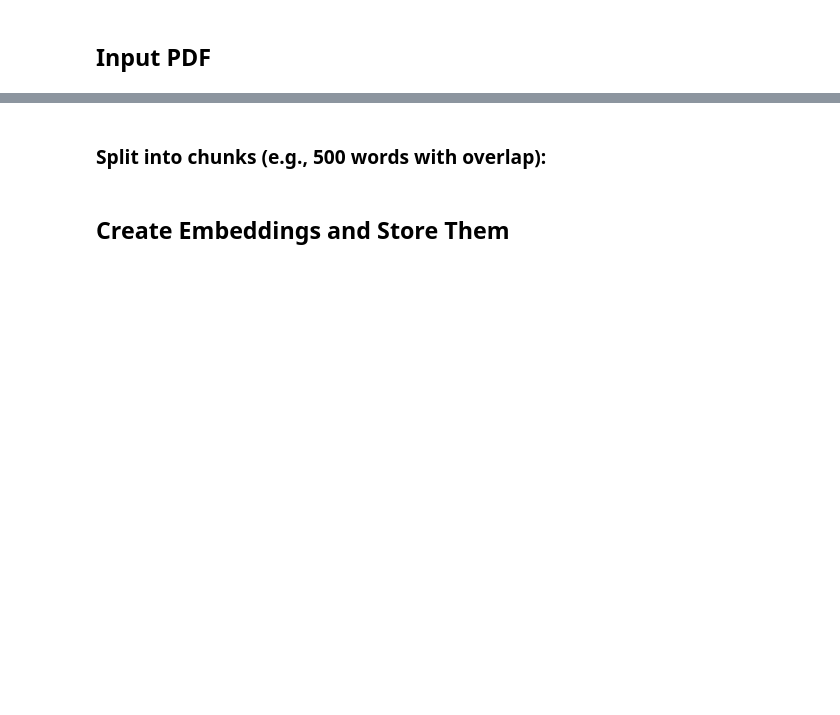
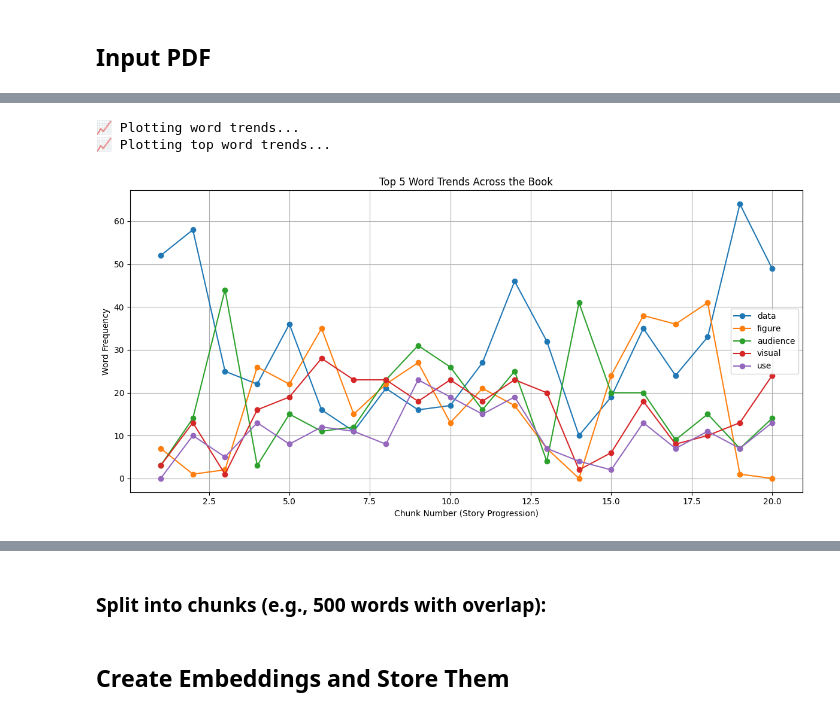
Before and after one commit to Consuk/Edutor, a Jupyter notebook: Edutor.ipynb, the cells around one changed output, grey strips where cells are left out. Saved outputs shown, nothing was run; the diff lists cells and outputs as text; code cells hidden in the pictures; blank space fills up the shorter version.

```diff
--- a/Edutor.ipynb
+++ b/Edutor.ipynb
@@ -30,9 +15,11 @@ model = genai.GenerativeModel(model_name="models/gemini-1.5-pro-latest")
 # %% [markdown]
 ## Input PDF
-# %%
-import fitz  # PyMuPDF
-def extract_text_from_pdf(pdf_path):
-    doc = fitz.open(pdf_path)
-    return "\n".join(page.get_text() for page in doc)
-
-full_text = extract_text_from_pdf(r"C:\Users\Trabajo\Documents\Proyecto_terminal\Edutor\Books\storytelling-with-data-cole-nussbaumer-knaflic.pdf")
+# %%
+import pymupdf  # modern import for PyMuPDF
+
+def extract_text_from_pdf(pdf_path):
+    doc = pymupdf.open(pdf_path)  # open the PDF document
+    return "\n".join(page.get_text() for page in doc)  # extract and concatenate text from all pages
+
+# Usage example
+full_text = extract_text_from_pdf(r"C:\Users\Trabajo\Documents\Proyecto_terminal\Edutor\Books\storytelling-with-data-cole-nussbaumer-knaflic.pdf")
@@ -38,0 +369,42 @@ full_text = extract_text_from_pdf(r"C:\Users\Trabajo\Documents\Proyecto_terminal
+# %%
+
+def plot_top_word_trends(text, num_chunks=20, top_n_words=5):
+    print("📈 Plotting top word trends...")
+
+    tokens = clean_and_tokenize(full_text)
+    full_text_tokens = tokens.copy()
+    custom_stopwords = set(stopwords.words('english'))
+
+    # Step 1: Get the most common words
+    top_words = [w for w, _ in Counter(tokens).most_common(50) if w not in custom_stopwords][:top_n_words]
+
+    # Step 2: Split into chunks
+    chunk_size = len(full_text_tokens) // num_chunks
+    chunks = [full_text_tokens[i * chunk_size: (i + 1) * chunk_size] for i in range(num_chunks)]
+
+    # Step 3: Count frequencies per chunk
+    word_counts_per_chunk = {word: [] for word in top_words}
+    for chunk in chunks:
+        chunk_counter = Counter(chunk)
+        for word in top_words:
+            word_counts_per_chunk[word].append(chunk_counter[word])
+
+    # Step 4: Plot
+    plt.figure(figsize=(12,6))
+    for word, freqs in word_counts_per_chunk.items():
+        plt.plot(range(1, num_chunks + 1), freqs, label=word, marker='o')
+
+    plt.title(f"Top {top_n_words} Word Trends Across the Book")
+    plt.xlabel("Chunk Number (Story Progression)")
+    plt.ylabel("Word Frequency")
+    plt.legend()
+    plt.grid(True)
+    plt.tight_layout()
+    plt.show()
+
+print("📈 Plotting word trends...")
+plot_top_word_trends(full_text)
+# %% [output]
+📈 Plotting word trends...
+📈 Plotting top word trends...
+[figure, added]
```
Also changed, not shown: parts of 37 cells of this notebook, 7 other files.
